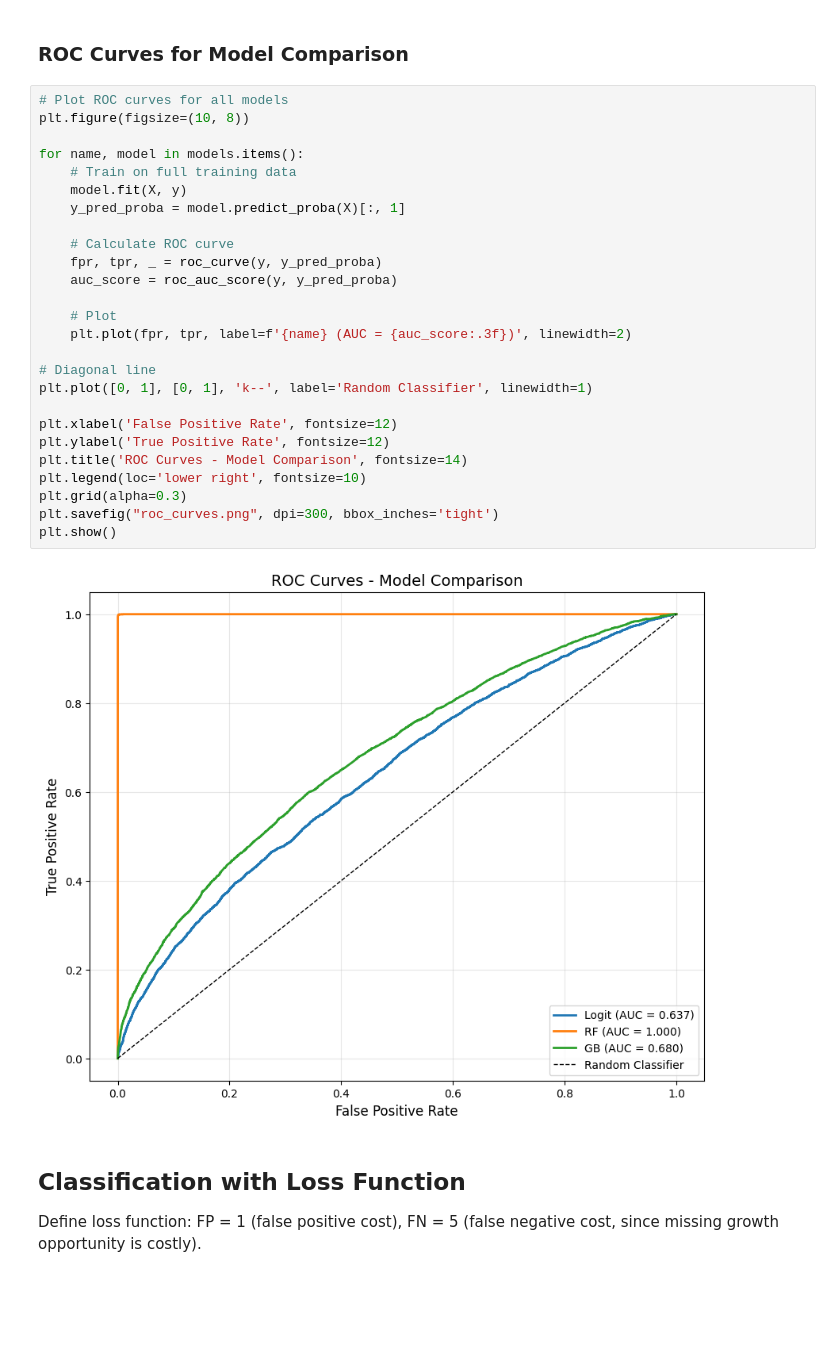
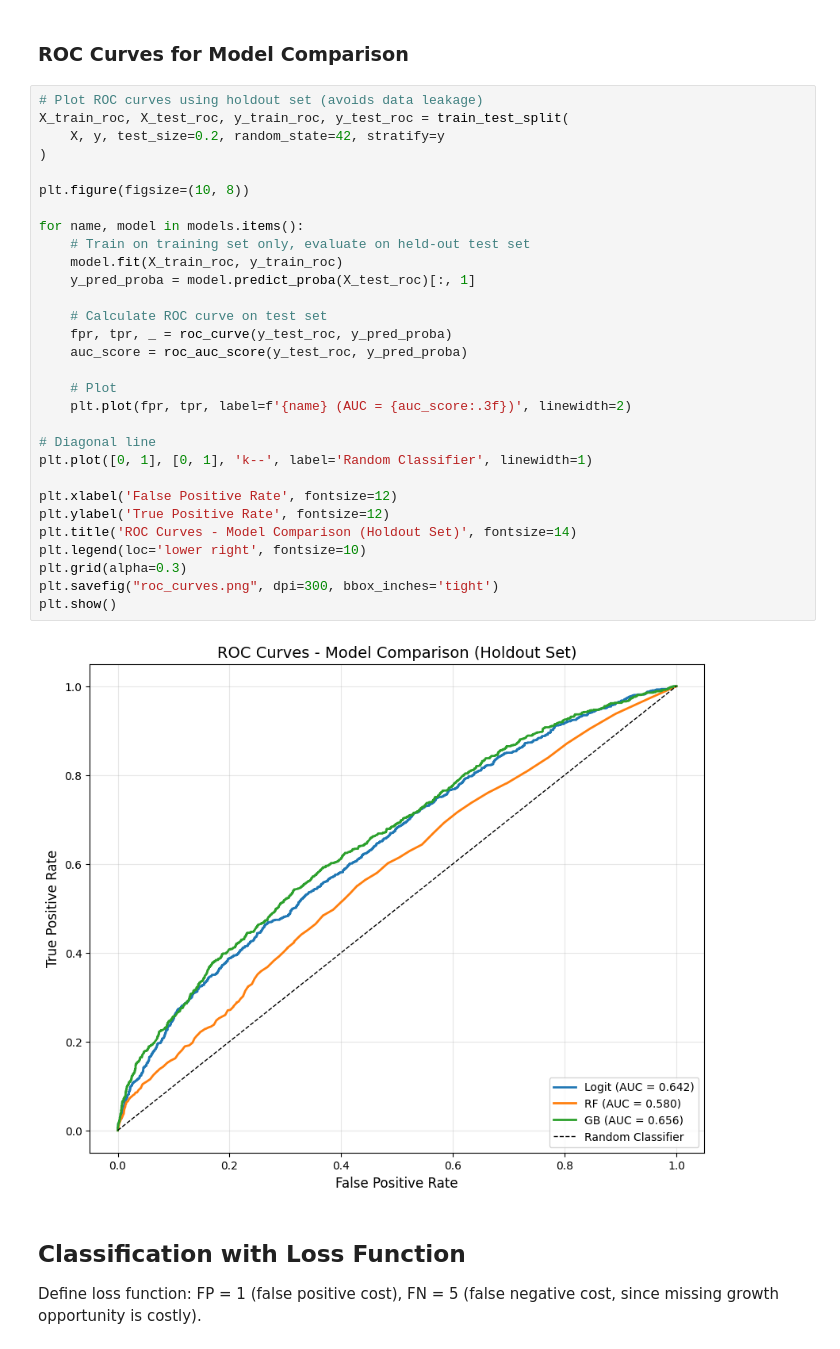
Before and after one commit to constantinosevag-rgb/Data-Analysis-3, a Jupyter notebook: Assignment_2/firm-growth-prediction.ipynb, the cells around one changed output. Cells and saved outputs as stored; diff of their text form; blank space fills up the shorter version.

```diff
--- a/Assignment_2/firm-growth-prediction.ipynb
+++ b/Assignment_2/firm-growth-prediction.ipynb
@@ -243,33 +243,37 @@ GB CV AUC: 0.646 (+/- 0.010)
 # %% [markdown]
 ### ROC Curves for Model Comparison
 # %%
-# Plot ROC curves for all models
+# Plot ROC curves using holdout set (avoids data leakage)
+X_train_roc, X_test_roc, y_train_roc, y_test_roc = train_test_split(
+    X, y, test_size=0.2, random_state=42, stratify=y
+)
+
 plt.figure(figsize=(10, 8))
 
 for name, model in models.items():
-    # Train on full training data
-    model.fit(X, y)
-    y_pred_proba = model.predict_proba(X)[:, 1]
+    # Train on training set only, evaluate on held-out test set
+    model.fit(X_train_roc, y_train_roc)
+    y_pred_proba = model.predict_proba(X_test_roc)[:, 1]
 
-    # Calculate ROC curve
-    fpr, tpr, _ = roc_curve(y, y_pred_proba)
-    auc_score = roc_auc_score(y, y_pred_proba)
+    # Calculate ROC curve on test set
+    fpr, tpr, _ = roc_curve(y_test_roc, y_pred_proba)
+    auc_score = roc_auc_score(y_test_roc, y_pred_proba)
 
     # Plot
     plt.plot(fpr, tpr, label=f'{name} (AUC = {auc_score:.3f})', linewidth=2)
 
 # Diagonal line
 plt.plot([0, 1], [0, 1], 'k--', label='Random Classifier', linewidth=1)
 
 plt.xlabel('False Positive Rate', fontsize=12)
 plt.ylabel('True Positive Rate', fontsize=12)
-plt.title('ROC Curves - Model Comparison', fontsize=14)
+plt.title('ROC Curves - Model Comparison (Holdout Set)', fontsize=14)
 plt.legend(loc='lower right', fontsize=10)
 plt.grid(alpha=0.3)
 plt.savefig("roc_curves.png", dpi=300, bbox_inches='tight')
 plt.show()
 # %% [output]
-[figure, old version]
+[figure, new version]
 # %% [markdown]
 ## Classification with Loss Function
 
```
Also changed, not shown: parts of 1 cell of this notebook, 6 other files.
